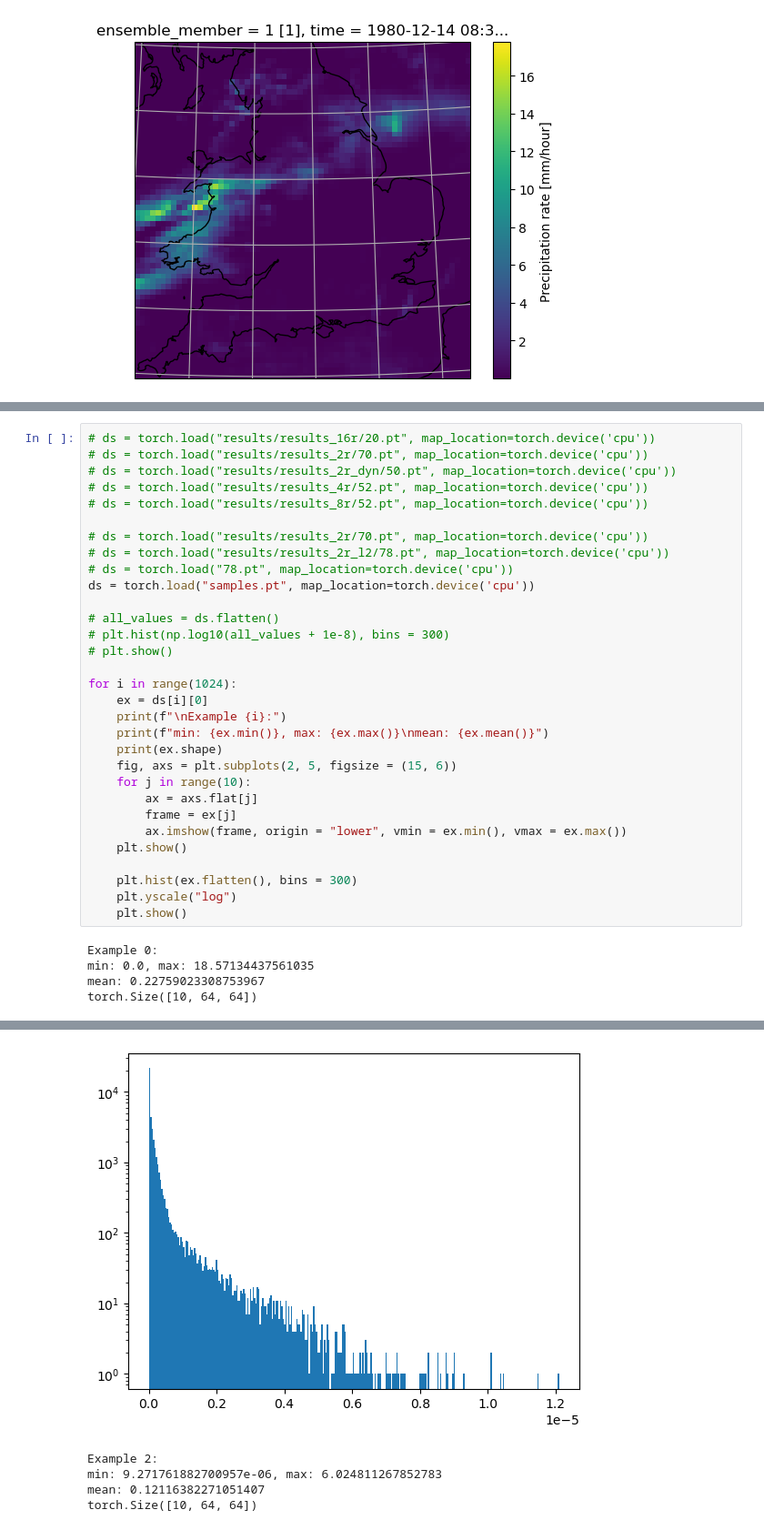
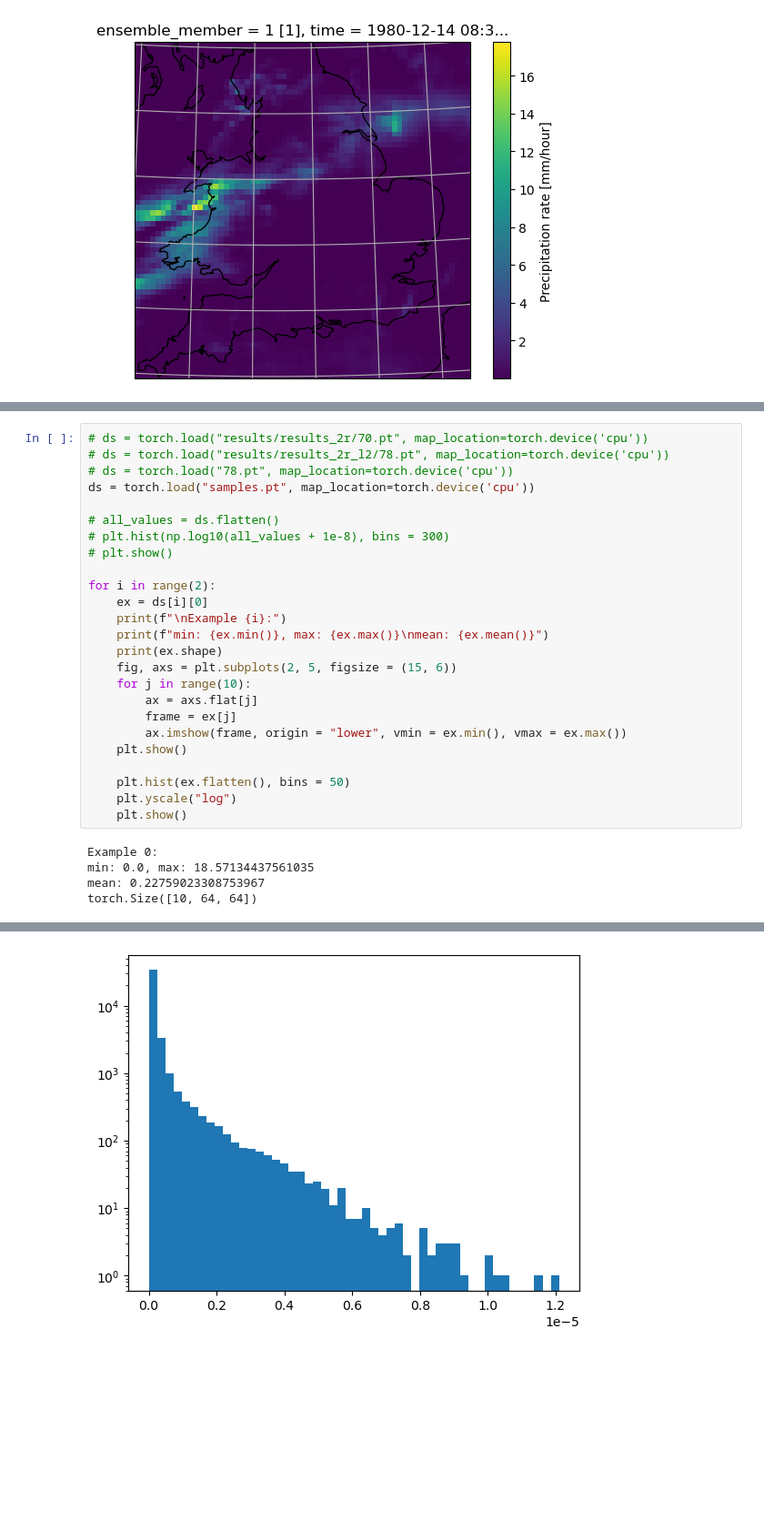
Before and after one commit to henryaddison/video-diffusion-climate, a Jupyter notebook: notebooks/explore.ipynb, the cells around one changed output, grey strips where cells are left out. Shown: that part at 91% size. Saved outputs shown, nothing was run; the diff lists cells and outputs as text; blank space fills up the shorter version.

```diff
--- a/notebooks/explore.ipynb
+++ b/notebooks/explore.ipynb
@@ -144,10 +219,4 @@ min: 0.0, max: 7.567968368530273, mean: 0.29529401659965515
 # %%
-# ds = torch.load("results/results_16r/20.pt", map_location=torch.device('cpu'))
-# ds = torch.load("results/results_2r/70.pt", map_location=torch.device('cpu'))
-# ds = torch.load("results/results_2r_dyn/50.pt", map_location=torch.device('cpu'))
-# ds = torch.load("results/results_4r/52.pt", map_location=torch.device('cpu'))
-# ds = torch.load("results/results_8r/52.pt", map_location=torch.device('cpu'))
-
 # ds = torch.load("results/results_2r/70.pt", map_location=torch.device('cpu'))
 # ds = torch.load("results/results_2r_l2/78.pt", map_location=torch.device('cpu'))
 # ds = torch.load("78.pt", map_location=torch.device('cpu'))
@@ -157,7 +226,7 @@ ds = torch.load("samples.pt", map_location=torch.device('cpu'))
 # plt.hist(np.log10(all_values + 1e-8), bins = 300)
 # plt.show()
 
-for i in range(1024):
+for i in range(2):
     ex = ds[i][0]
     print(f"\nExample {i}:")
     print(f"min: {ex.min()}, max: {ex.max()}\nmean: {ex.mean()}")
@@ -169,7 +238,7 @@ for i in range(1024):
         ax.imshow(frame, origin = "lower", vmin = ex.min(), vmax = ex.max())
     plt.show()
 
-    plt.hist(ex.flatten(), bins = 300)
+    plt.hist(ex.flatten(), bins = 50)
     plt.yscale("log")
     plt.show()
 # %% [output]
@@ -182,10 +251,6 @@ torch.Size([10, 64, 64])
 Example 1:
 min: 0.0, max: 1.2101480024284683e-05
 mean: 2.1214809464709106e-07
 torch.Size([10, 64, 64])
 [figure]
-[figure, old version]
+[figure, new version]
-Example 2:
-min: 9.271761882700957e-06, max: 6.024811267852783
-mean: 0.12116382271051407
-torch.Size([10, 64, 64])
```
Also changed, not shown: parts of 5 cells of this notebook, 3 other files.
